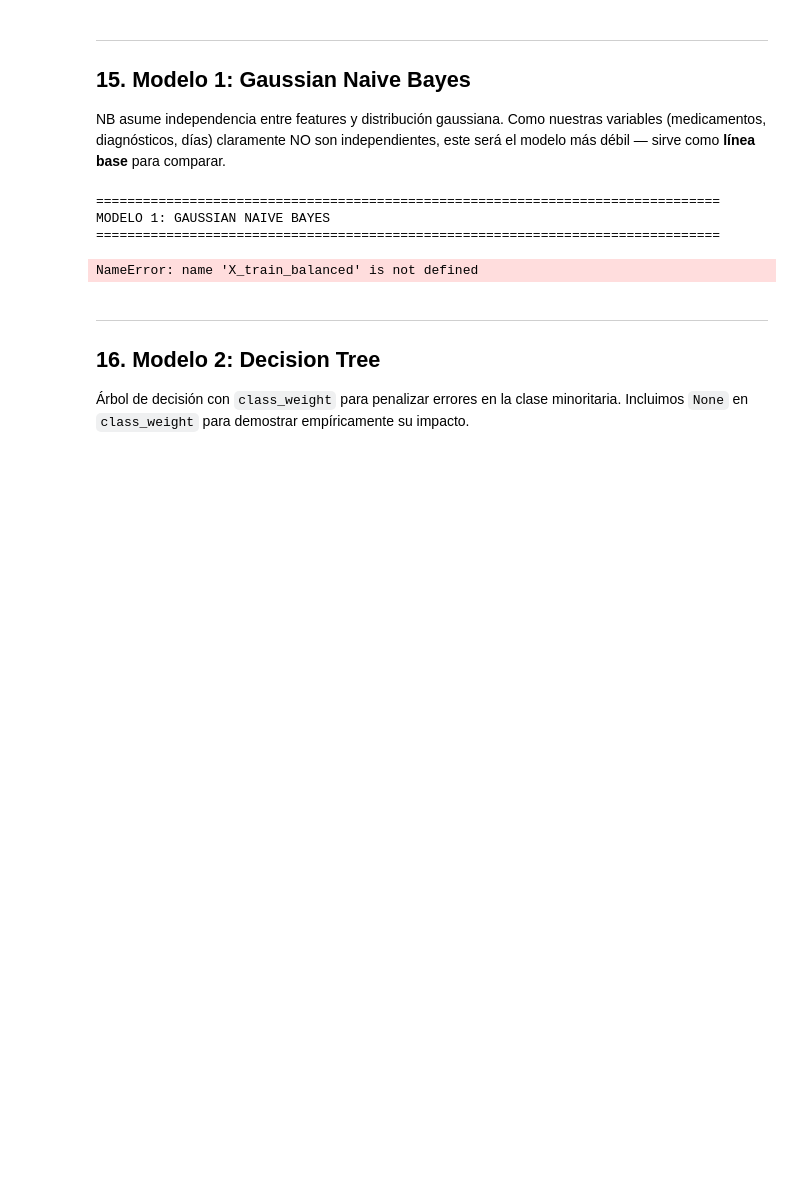
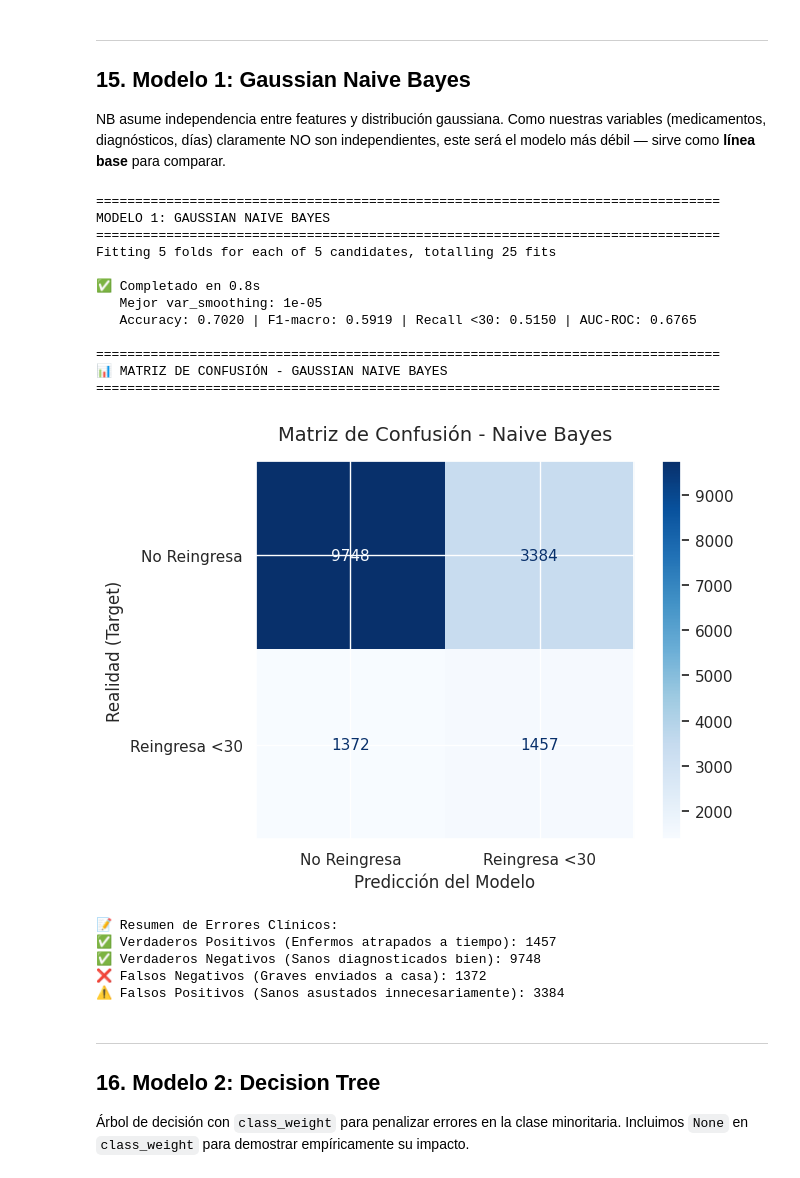
Before and after one commit to SantiagoAmaya99/Proyecto_Final_IA1_UIS, a Jupyter notebook: parcial-2/EDA_Diabetes_Final copy.ipynb, the cells around one changed output. Drawn from its saved outputs; the diff is of its cells as text; code cells hidden in the pictures; blank space fills up the shorter version.

```diff
--- a/parcial-2/EDA_Diabetes_Final copy.ipynb
+++ b/parcial-2/EDA_Diabetes_Final copy.ipynb
@@ -1096,16 +836,17 @@ Recall de los 5 simulacros: [0.2761 0.2635 0.2558 0.2569 0.2674]
 NB asume independencia entre features y distribución gaussiana. Como nuestras variables (medicamentos, diagnósticos, días) claramente NO son independientes, este será el modelo más débil — sirve como **línea base** para comparar.
 # %%
 from sklearn.naive_bayes import GaussianNB
-from sklearn.model_selection import GridSearchCV, StratifiedKFold # Added StratifiedKFold import
-from sklearn.metrics import f1_score, recall_score, precision_score, roc_auc_score, recall_score # Added imports for metrics
+from sklearn.model_selection import GridSearchCV, StratifiedKFold
+# Añadimos accuracy_score, confusion_matrix, ConfusionMatrixDisplay y matplotlib
+from sklearn.metrics import f1_score, recall_score, precision_score, roc_auc_score, accuracy_score, confusion_matrix, ConfusionMatrixDisplay
+import matplotlib.pyplot as plt
 import time
-import numpy as np # Added import for np.nan_to_num
+import numpy as np
 
 print("="*80)
 print("MODELO 1: GAUSSIAN NAIVE BAYES")
 print("="*80)
 
-# Redefine scoring and cv_strategy to be available in this cell
 scoring = {
     'f1_macro': 'f1_macro',
     'recall_macro': 'recall_macro',
@@ -1113,44 +854,86 @@ scoring = {
     'accuracy': 'accuracy'
 }
 cv_strategy = StratifiedKFold(n_splits=5, shuffle=True, random_state=42)
 
 param_grid_nb = {'var_smoothing': [1e-9, 1e-8, 1e-7, 1e-6, 1e-5]}
 
 grid_nb = GridSearchCV(
     GaussianNB(), param_grid_nb, cv=cv_strategy,
     scoring=scoring, refit='f1_macro', n_jobs=-1, verbose=1
 )
 
 start = time.time()
-grid_nb.fit(X_train_balanced, y_train_balanced)
+grid_nb.fit(X_train, y_train)
 t_nb = time.time() - start
 
-# Ensure X_test is numerical and processed
 X_test_processed_nb = preprocessor.transform(X_test_raw)
 X_test_processed_nb = np.nan_to_num(X_test_processed_nb, nan=0.0)
-
-# Create a y_test that is consistent with X_test_raw, which is used for X_test_processed_nb
 y_test_for_nb = y.loc[X_test_raw.index]
 
 y_pred_nb = grid_nb.predict(X_test_processed_nb)
-acc_nb       = grid_nb.score(X_test_processed_nb, y_test_for_nb)
+
+# 1. Corrección del Accuracy real
+acc_nb       = accuracy_score(y_test_for_nb, y_pred_nb)
 f1_nb        = f1_score(y_test_for_nb, y_pred_nb, average='macro')
-# Correct labels and indexing for binary classification (classes 0 and 1)
 recall_cls   = recall_score(y_test_for_nb, y_pred_nb, average=None, labels=[0, 1])
-recall_30_nb = recall_cls[1] # Class 1 corresponds to '<30'
+recall_30_nb = recall_cls[1]
 prec_cls     = precision_score(y_test_for_nb, y_pred_nb, average=None, labels=[0, 1])
-prec_30_nb   = prec_cls[1]   # Class 1 corresponds to '<30'
-# Correct AUC calculation for binary classification using probability of positive class
+prec_30_nb   = prec_cls[1]
 auc_nb       = roc_auc_score(y_test_for_nb, grid_nb.predict_proba(X_test_processed_nb)[:, 1])
 
 print(f"\n✅ Completado en {t_nb:.1f}s")
 print(f"   Mejor var_smoothing: {grid_nb.best_params_['var_smoothing']}")
-print(f"   F1-macro: {f1_nb:.4f} | Recall <30: {recall_30_nb:.4f} | AUC-ROC: {auc_nb:.4f}")
+# Imprimimos el Accuracy junto a las demás métricas
+print(f"   Accuracy: {acc_nb:.4f} | F1-macro: {f1_nb:.4f} | Recall <30: {recall_30_nb:.4f} | AUC-ROC: {auc_nb:.4f}")
+
+# ==========================================
+# 2. SECCIÓN VISUAL: MATRIZ DE CONFUSIÓN
+# ==========================================
+print("\n" + "="*80)
+print("📊 MATRIZ DE CONFUSIÓN - GAUSSIAN NAIVE BAYES")
+print("="*80)
+
+fig, ax = plt.subplots(figsize=(7, 5))
+disp = ConfusionMatrixDisplay.from_predictions(
+    y_test_for_nb,
+    y_pred_nb,
+    display_labels=['No Reingresa', 'Reingresa <30'],
+    cmap='Blues',
+    colorbar=True,
+    ax=ax
+)
+plt.title('Matriz de Confusión - Naive Bayes', fontsize=14, pad=15)
+plt.xlabel('Predicción del Modelo', fontsize=12)
+plt.ylabel('Realidad (Target)', fontsize=12)
+plt.tight_layout()
+plt.show()
+
+# 3. Resumen en texto para la Hipótesis del Informe
+tn, fp, fn, tp = confusion_matrix(y_test_for_nb, y_pred_nb).ravel()
+print(f"\n📝 Resumen de Errores Clínicos:")
+print(f"✅ Verdaderos Positivos (Enfermos atrapados a tiempo): {tp}")
+print(f"✅ Verdaderos Negativos (Sanos diagnosticados bien): {tn}")
+print(f"❌ Falsos Negativos (Graves enviados a casa): {fn}")
+print(f"⚠️ Falsos Positivos (Sanos asustados innecesariamente): {fp}")
 # %% [output]
 ================================================================================
 MODELO 1: GAUSSIAN NAIVE BAYES
 ================================================================================
+Fitting 5 folds for each of 5 candidates, totalling 25 fits
+
+✅ Completado en 0.8s
+   Mejor var_smoothing: 1e-05
+   Accuracy: 0.7020 | F1-macro: 0.5919 | Recall <30: 0.5150 | AUC-ROC: 0.6765
+
+================================================================================
+📊 MATRIZ DE CONFUSIÓN - GAUSSIAN NAIVE BAYES
+================================================================================
+[figure, added]
-NameError: name 'X_train_balanced' is not defined
+📝 Resumen de Errores Clínicos:
+✅ Verdaderos Positivos (Enfermos atrapados a tiempo): 1457
+✅ Verdaderos Negativos (Sanos diagnosticados bien): 9748
+❌ Falsos Negativos (Graves enviados a casa): 1372
+⚠️ Falsos Positivos (Sanos asustados innecesariamente): 3384
 # %% [markdown]
 ---
 ## 16. Modelo 2: Decision Tree
```
Also changed, not shown: parts of 19 cells of this notebook.
